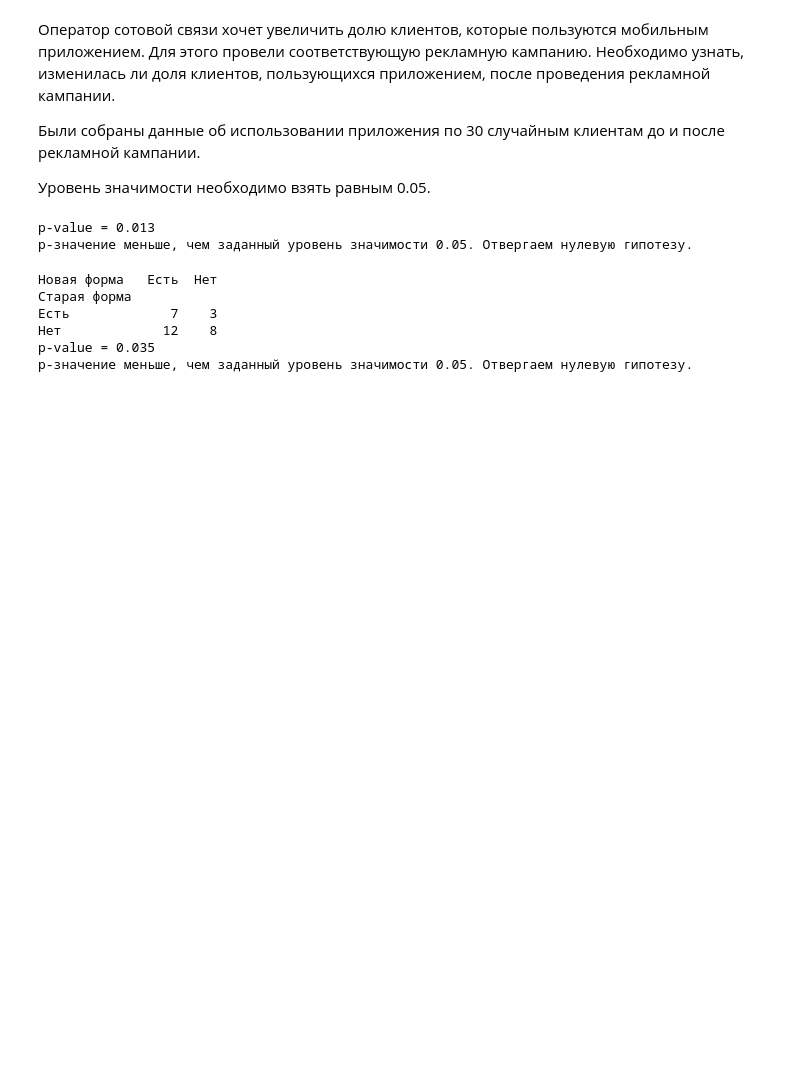
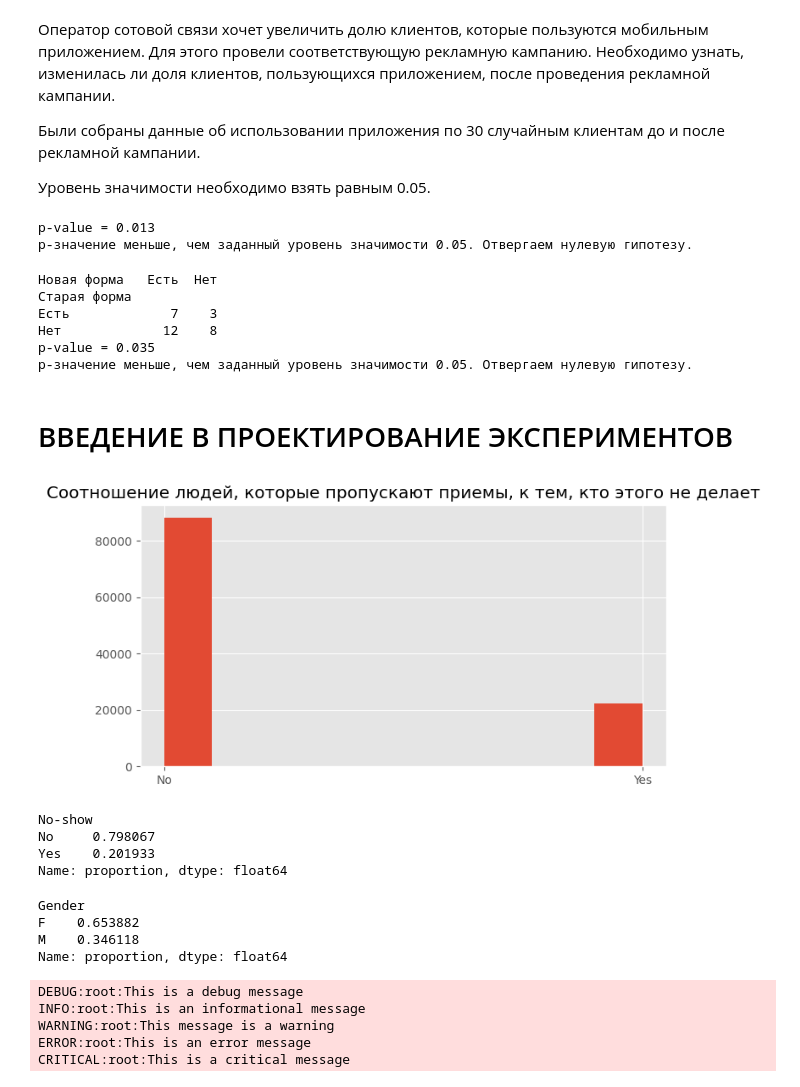
Before and after one commit to mrzyabliq/datascience, a Jupyter notebook: skillfactory/EDA/EDA.ipynb, the cells around one changed output. Cells and saved outputs as stored; diff of their text form; code cells hidden in the pictures; blank space fills up the shorter version.

```diff
--- a/skillfactory/EDA/EDA.ipynb
+++ b/skillfactory/EDA/EDA.ipynb
@@ -1691,3 +1691,27 @@ else:
 Нет             12    8
 p-value = 0.035
 p-значение меньше, чем заданный уровень значимости 0.05. Отвергаем нулевую гипотезу.
+# %% [markdown]
+ # ВВЕДЕНИЕ В ПРОЕКТИРОВАНИЕ ЭКСПЕРИМЕНТОВ
+# %%
+df = pd.read_csv('KaggleV2-May-2016.csv')
+# %%
+plt.figure(figsize=(8,4))
+df['No-show'].hist()
+plt.title('Соотношение людей, которые пропускают приемы, к тем, кто этого не делает');
+# %% [output]
+[figure, added]
+# %%
+df['No-show'].value_counts(True)
+# %% [output]
+No-show
+No     0.798067
+Yes    0.201933
+Name: proportion, dtype: float64
+# %%
+df[df['No-show']=='Yes']['Gender'].value_counts(True)
+# %% [output]
+Gender
+F    0.653882
+M    0.346118
+Name: proportion, dtype: float64
@@ -1693,0 +1723,12 @@ p-значение меньше, чем заданный уровень знач
+# %%
+logging.debug('This is a debug message')
+logging.info('This is an informational message')
+logging.warning('This message is a warning')
+logging.error('This is an error message')
+logging.critical('This is a critical message')
+# %% [output]
+DEBUG:root:This is a debug message
+INFO:root:This is an informational message
+WARNING:root:This message is a warning
+ERROR:root:This is an error message
+CRITICAL:root:This is a critical message
```
Also changed, not shown: parts of 15 cells of this notebook, 4 other files.
